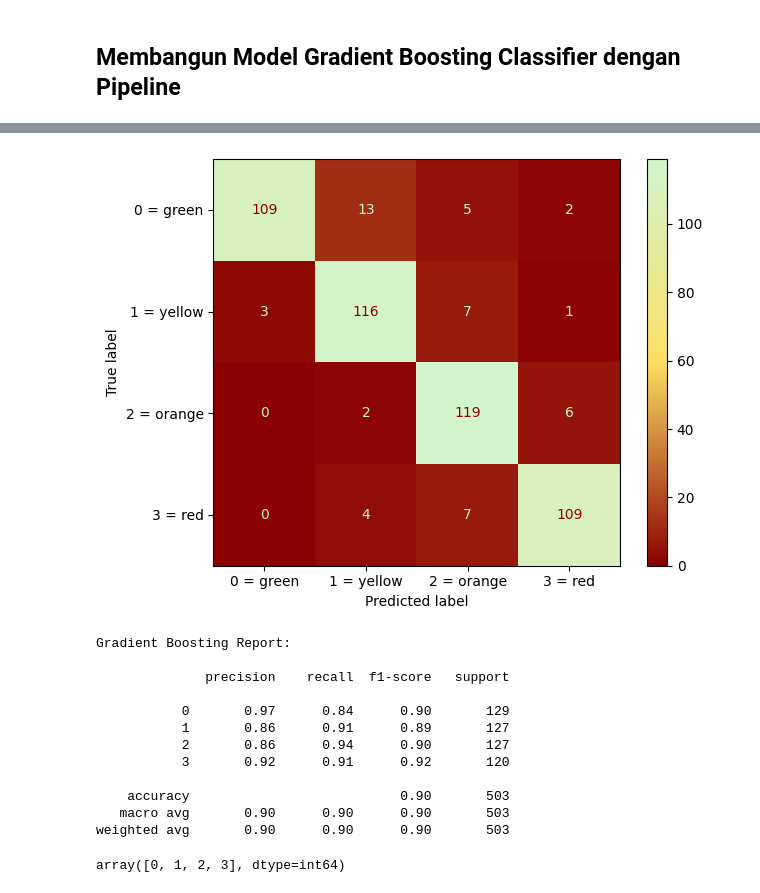
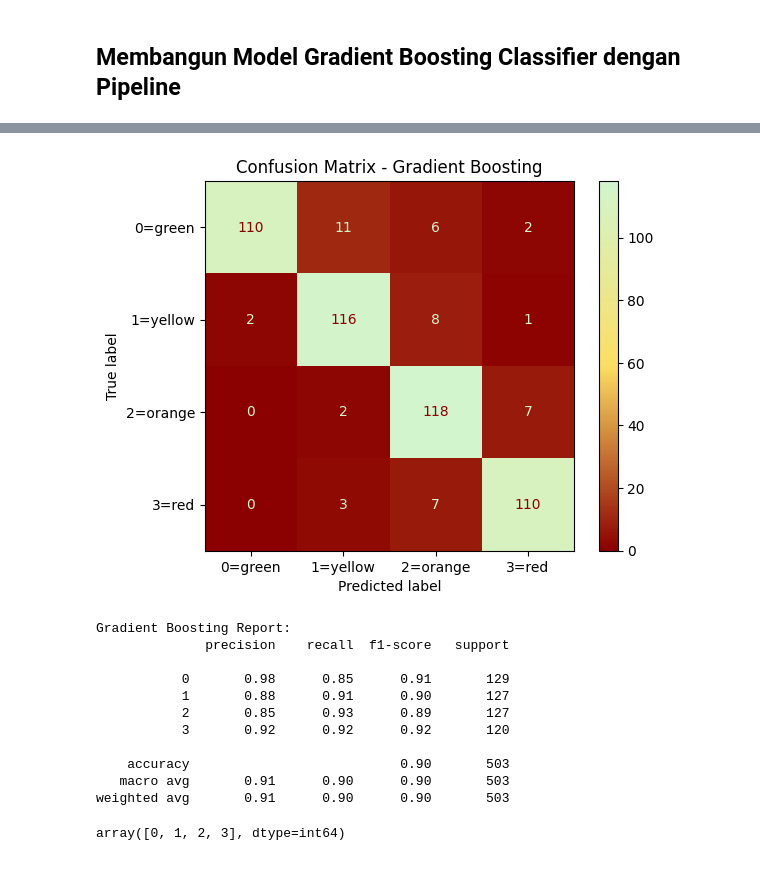
Before and after one commit to KNSaw/ProjekUTSML_A_CatBoost, a Jupyter notebook: UTS_ML_Linear.ipynb, the cells around one changed output, grey strips where cells are left out. Saved outputs shown, nothing was run; the diff lists cells and outputs as text; code cells hidden in the pictures.

```diff
--- a/UTS_ML_Linear.ipynb
+++ b/UTS_ML_Linear.ipynb
@@ -188,43 +236,34 @@ Best score (Gradient Boosting): 0.8698896247240618
 # %%
 from matplotlib.colors import LinearSegmentedColormap
 
-# Buat colormap hijau muda → kuning → merah
 colors = ["#8B0000", "#fcde62", "#d2f5ce"] # merah tua → kuning → hijau muda
 custom_cmap = LinearSegmentedColormap.from_list("red_to_green", colors, N=256)
 
-y_pred_gb = grid_gb.best_estimator_.predict(X_test)
+y_pred_gb = gscv_gb.best_estimator_.predict(X_test)
+
+# Confusion Matrix dan Classification Report
 cm_gb = confusion_matrix(y_test, y_pred_gb)
-
-# Tampilkan visual
-disp_gb = ConfusionMatrixDisplay(
-    confusion_matrix=cm_gb,
-    display_labels=['0 = green', '1 = yellow', '2 = orange', '3 = red']
-)
+disp_gb = ConfusionMatrixDisplay(confusion_matrix=cm_gb,
+                                 display_labels=['0=green','1=yellow','2=orange','3=red'])
 disp_gb.plot(cmap=custom_cmap)
-plt.xlabel("Predicted label")
-plt.ylabel("True label")
-plt.grid(False)
-plt.tight_layout()
+plt.title("Confusion Matrix - Gradient Boosting")
 plt.show()
 
-# Classification report
-cm_gb = confusion_matrix(y_pred_gb, y_test)
-print("Gradient Boosting Report:\n")
+print("\nGradient Boosting Report:")
 print(classification_report(y_test, y_pred_gb))
 # %% [output]
-[figure, old version]
+[figure, new version]
 Gradient Boosting Report:
-
               precision    recall  f1-score   support
 
-           0       0.97      0.84      0.90       129
-           1       0.86      0.91      0.89       127
-           2       0.86      0.94      0.90       127
-           3       0.92      0.91      0.92       120
+           0       0.98      0.85      0.91       129
+           1       0.88      0.91      0.90       127
+           2       0.85      0.93      0.89       127
+           3       0.92      0.92      0.92       120
 
     accuracy                           0.90       503
-   macro avg       0.90      0.90      0.90       503
-weighted avg       0.90      0.90      0.90       503
+   macro avg       0.91      0.90      0.90       503
+weighted avg       0.91      0.90      0.90       503
 # %%
 df_gempa['alert'].unique()
 # %% [output]
```
Also changed, not shown: parts of 2 cells of this notebook.
